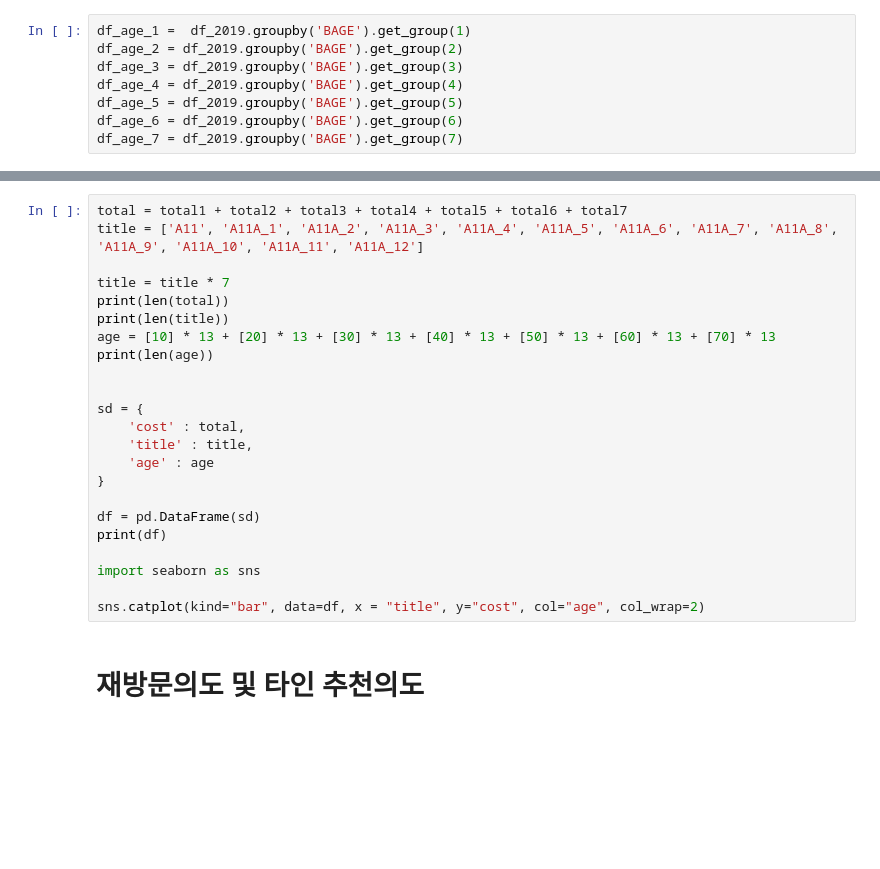
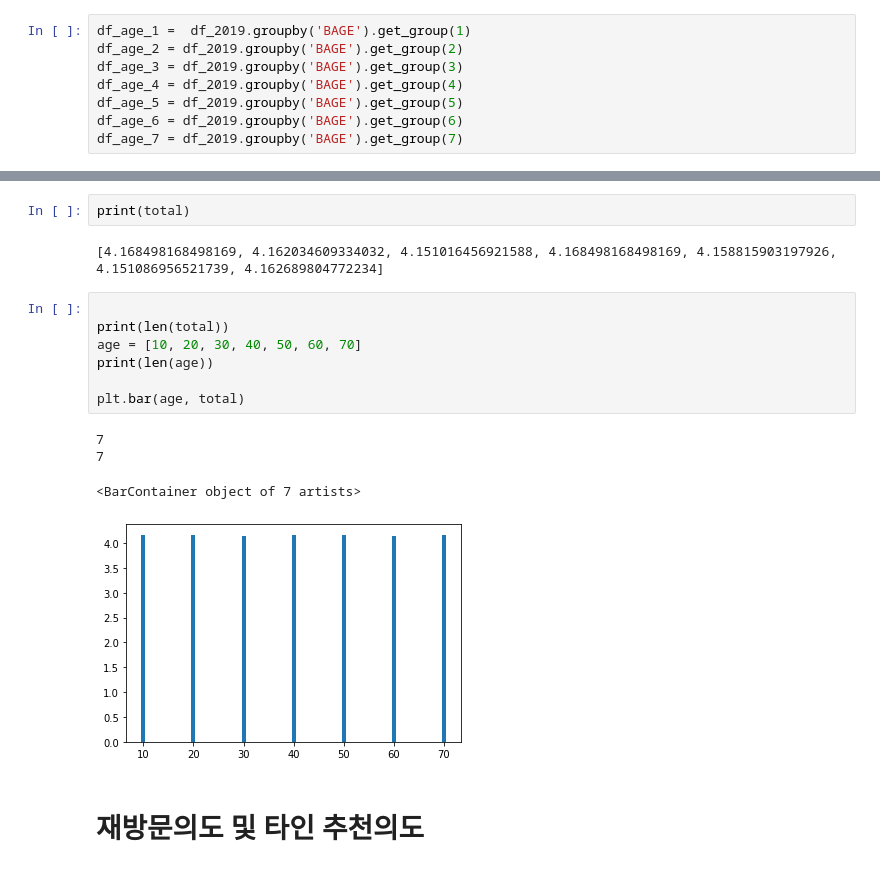
Before and after one commit to ansehoon1999/MG-DataAnaylsis, a Jupyter notebook: 세훈/DataAnaylsis_7_23_2.ipynb, the cells around one changed output, grey strips where cells are left out. Cells and saved outputs as stored; diff of their text form; blank space fills up the shorter version.

```diff
--- a/세훈/DataAnaylsis_7_23_2.ipynb
+++ b/세훈/DataAnaylsis_7_23_2.ipynb
@@ -2160,26 +2020,19 @@ print(total7)
-# %%
-total = total1 + total2 + total3 + total4 + total5 + total6 + total7
-title = ['A11', 'A11A_1', 'A11A_2', 'A11A_3', 'A11A_4', 'A11A_5', 'A11A_6', 'A11A_7', 'A11A_8', 'A11A_9', 'A11A_10', 'A11A_11', 'A11A_12']
-
-title = title * 7
-print(len(total))
-print(len(title))
-age = [10] * 13 + [20] * 13 + [30] * 13 + [40] * 13 + [50] * 13 + [60] * 13 + [70] * 13
-print(len(age))
-
-
-sd = {
-    'cost' : total,
-    'title' : title,
-    'age' : age
-}
-
-df = pd.DataFrame(sd)
-print(df)
-
-import seaborn as sns
-
-sns.catplot(kind="bar", data=df, x = "title", y="cost", col="age", col_wrap=2)
+# %%
+print(total)
+# %% [output]
+[4.168498168498169, 4.162034609334032, 4.151016456921588, 4.168498168498169, 4.158815903197926, 4.151086956521739, 4.162689804772234]
+# %%
+
+print(len(total))
+age = [10, 20, 30, 40, 50, 60, 70]
+print(len(age))
+
+plt.bar(age, total)
+# %% [output]
+7
+7
+<BarContainer object of 7 artists>
+[figure, added]
 # %% [markdown]
 # 재방문의도 및 타인 추천의도
 # %%
```
Also changed, not shown: parts of 3 cells of this notebook.
